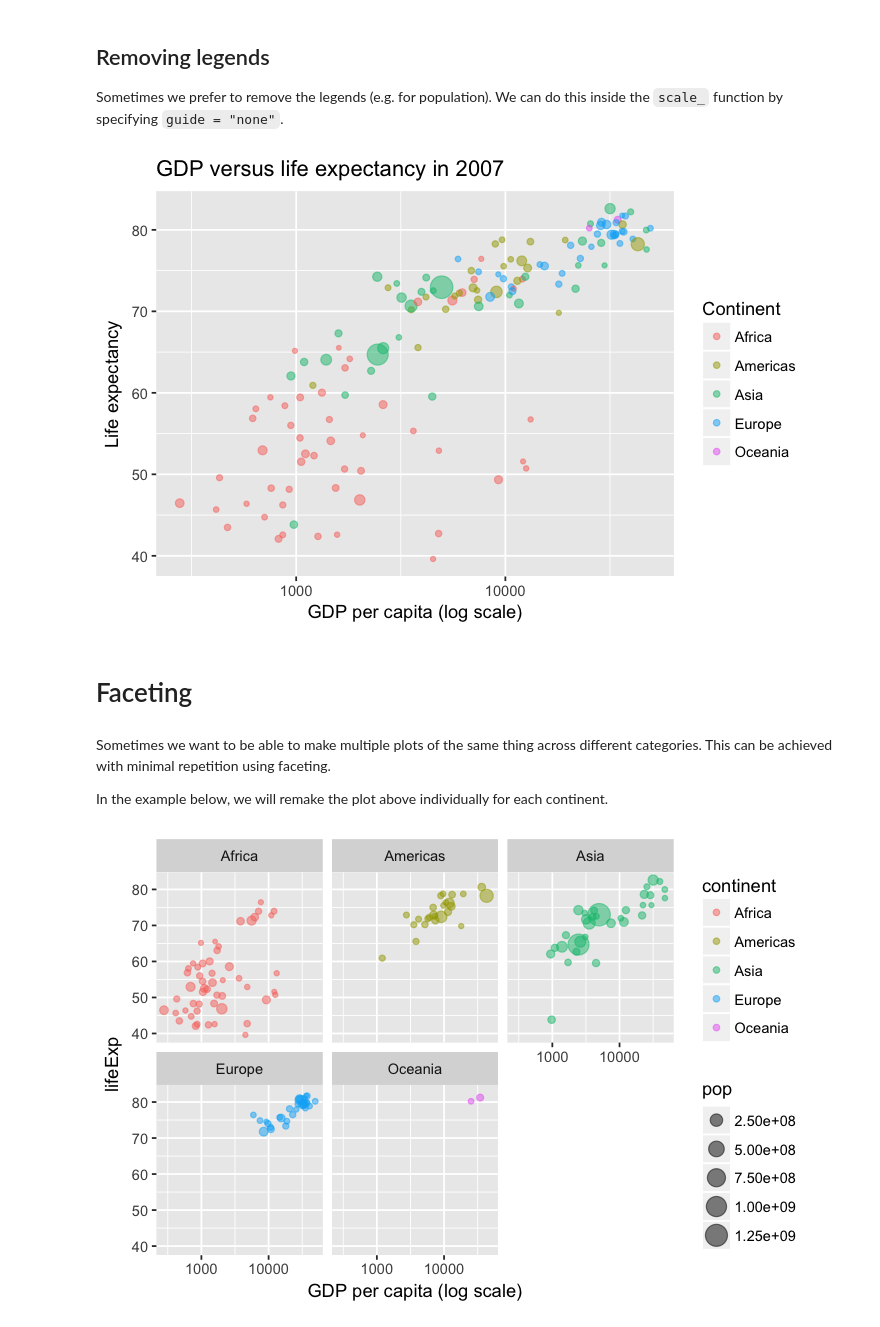
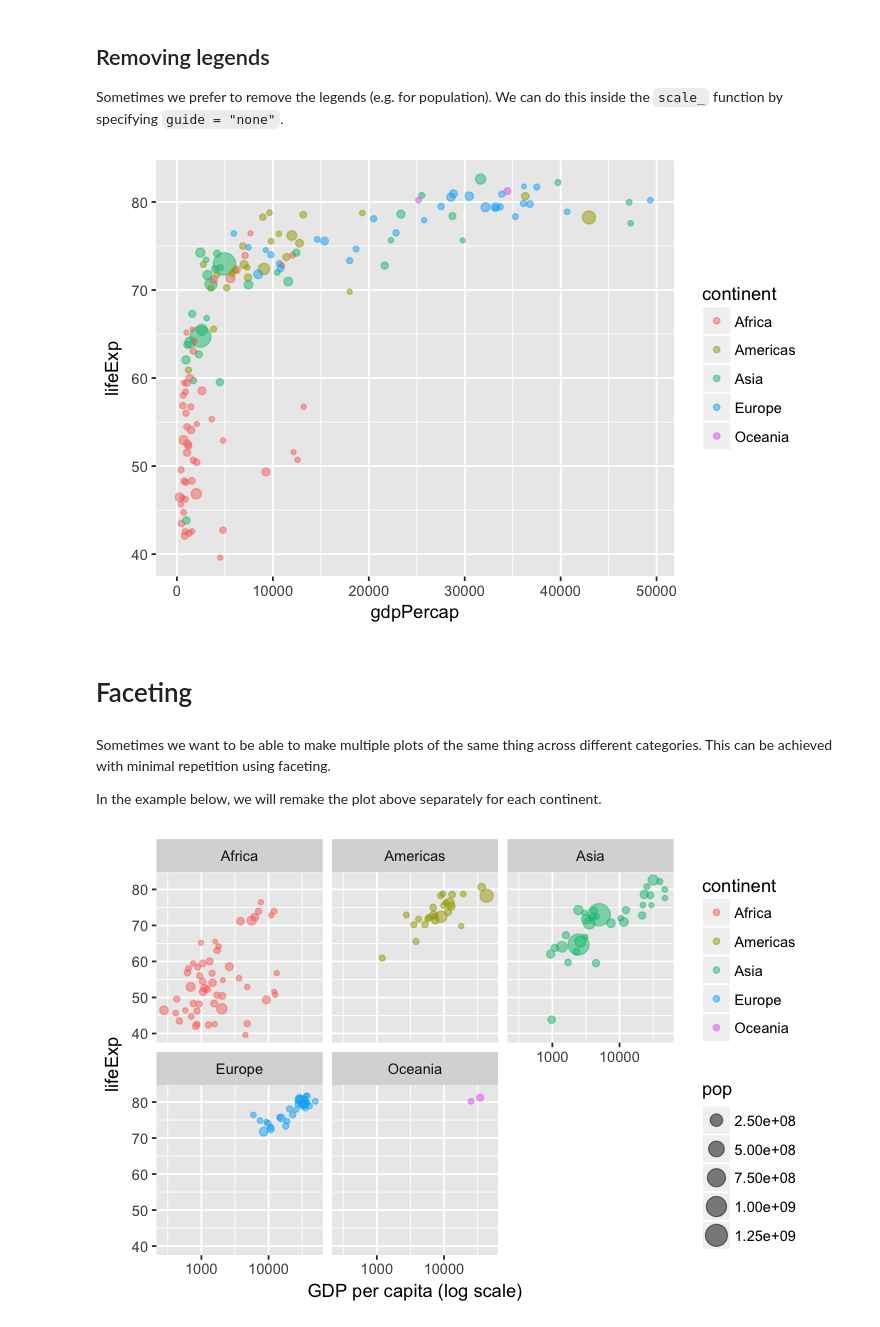
Before and after one commit to rlbarter/ggplot-jgi, a Jupyter notebook: ggplot2.ipynb, the cells around one changed output. Drawn from its saved outputs; the diff is of its cells as text; code cells hidden in the pictures.

```diff
--- a/ggplot2.ipynb
+++ b/ggplot2.ipynb
@@ -457,21 +474,17 @@ Sometimes we prefer to remove the legends (e.g. for population). We can do this
 # %%
 ggplot(gapminder_2007) +
     # add scatter points
     geom_point(aes(x = gdpPercap, y = lifeExp, color = continent, size = pop), alpha = 0.5) +
-    # log-scale the x-axis
-    scale_x_log10(name = "GDP per capita (log scale)") +
-    scale_y_continuous(name = "Life expectancy") +
-    scale_color_discrete(name = "Continent") +
-    scale_size_continuous(name = "Population", guide = "none") +
-    ggtitle("GDP versus life expectancy in 2007")
+    # remove the size legend
+    scale_size_continuous(guide = "none")
 # %% [output]
-[figure, old version]
+[figure, new version]
 # %% [markdown]
 # Faceting
 # %% [markdown]
 Sometimes we want to be able to make multiple plots of the same thing across different categories. This can be achieved with minimal repetition using faceting.
 
-In the example below, we will remake the plot above individually for each continent.
+In the example below, we will remake the plot above separately for each continent.
 # %%
 ggplot(gapminder_2007) +
     # add scatter points
```
Also changed, not shown: parts of 16 cells of this notebook, 1 other file.
